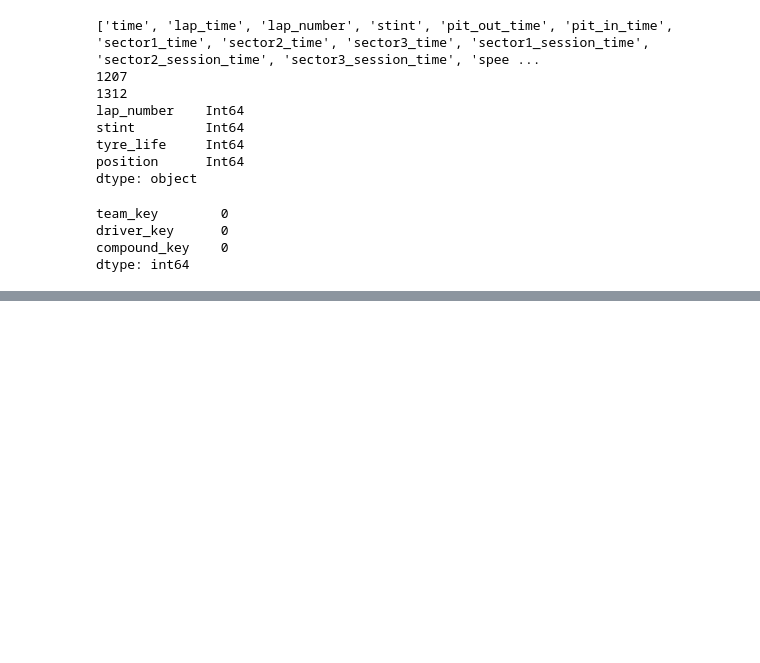
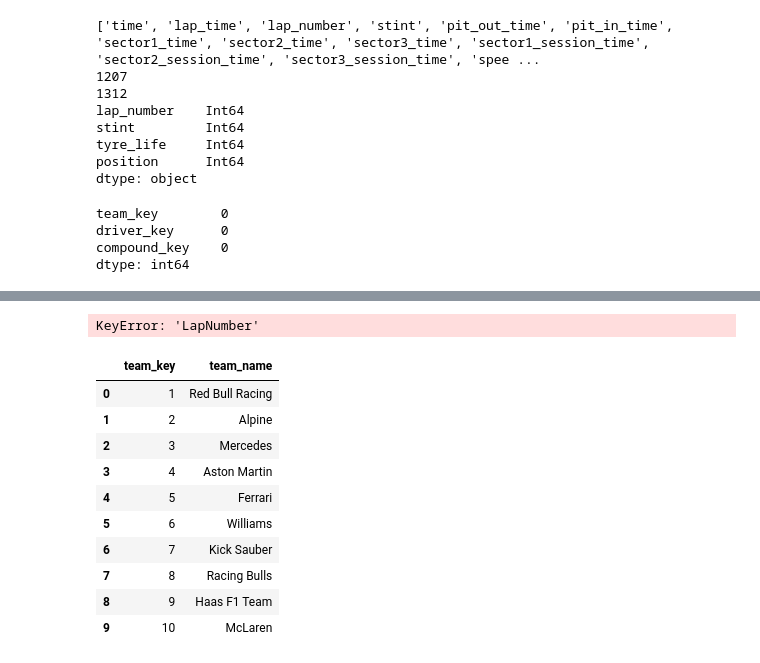
Before and after one commit to Albuqr/f1-lakehouse, a Jupyter notebook: exploration/explore.ipynb, the cells around one changed output, grey strips where cells are left out. Drawn from its saved outputs; the diff is of its cells as text; code cells hidden in the pictures; blank space fills up the shorter version.

```diff
--- a/exploration/explore.ipynb
+++ b/exploration/explore.ipynb
@@ -214,0 +235,32 @@ dtype: int64
+# %%
+rounds = [20, 21, 22, 23, 24]
+all_laps = []
+
+for r in rounds:
+    session = fastf1.get_session(2025, r, "R")
+    session.load(laps=True, telemetry=False, weather=False, messages=False)
+    all_laps.append(session.laps)
+
+laps = pd.concat(all_laps, ignore_index=True)
+print(len(laps))
+print(laps["TrackStatus"].value_counts())
+
+my_rule = (
+    (laps["LapNumber"] == 1)
+    | laps["PitInTime"].notna()
+    | laps["PitOutTime"].notna()
+    | (laps["TrackStatus"] != "1")
+)
+print("mine:", my_rule.sum())
+print("fastf1 flags but I miss:", (~laps["IsAccurate"] & ~my_rule).sum())
+print("I flag but fastf1 accepts:", (laps["IsAccurate"] & my_rule).sum())
+
+missed = laps[~laps["IsAccurate"] & ~my_rule]
+print(len(missed))
+print(missed["TrackStatus"].value_counts())
+print(missed["LapTime"].isna().sum())
+print(missed["Deleted"].value_counts())
+
+extra = laps[laps["IsAccurate"] & my_rule & (laps["TrackStatus"] != "1") & laps["PitInTime"].isna() & laps["PitOutTime"].isna() & (laps["LapNumber"] != 1)]
+print(len(extra))
+print(extra["TrackStatus"].value_counts())
@@ -214,0 +302,30 @@ dtype: int64
+# %%
+fct["is_first_lap"] = fct["LapNumber"] == 1
+fct["is_in_lap"] = fct["PitInTime"].notna()
+fct["is_out_lap"] = fct["PitOutTime"].notna()
+fct["is_not_green"] = fct["TrackStatus"] != "1"
+fct["is_pace_lap"] = ~(fct["is_first_lap"] | fct["is_in_lap"] | fct["is_out_lap"] | fct["is_not_green"])
+# %% [output]
+KeyError: 'LapNumber'
+# %%
+dim_team = (
+    laps[["Team"]].drop_duplicates()
+    .reset_index(drop=True)
+    .rename(columns={
+        "Team": "team_name",
+    })
+)
+dim_team.insert(0, "team_key", range(1, len(dim_team) + 1))
+dim_team
+# %% [output]
+|  | team_key | team_name |
+| 0 | 1 | Red Bull Racing |
+| 1 | 2 | Alpine |
+| 2 | 3 | Mercedes |
+| 3 | 4 | Aston Martin |
+| 4 | 5 | Ferrari |
+| 5 | 6 | Williams |
+| 6 | 7 | Kick Sauber |
+| 7 | 8 | Racing Bulls |
+| 8 | 9 | Haas F1 Team |
+| 9 | 10 | McLaren |
```
Also changed, not shown: parts of 2 cells of this notebook, 1 other file.
